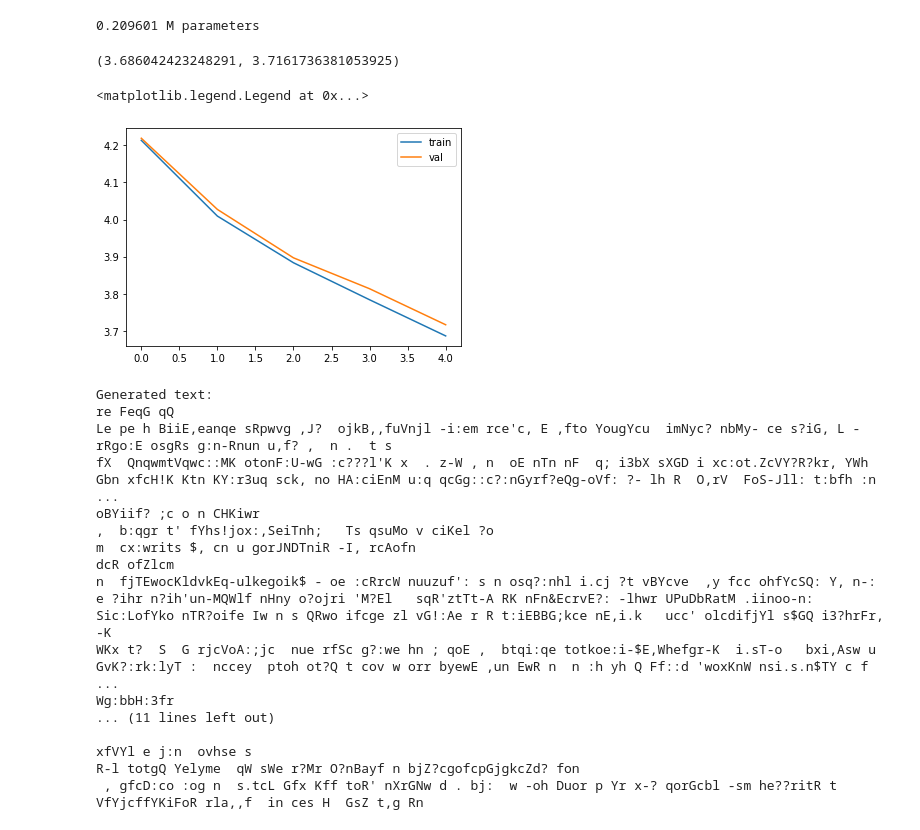
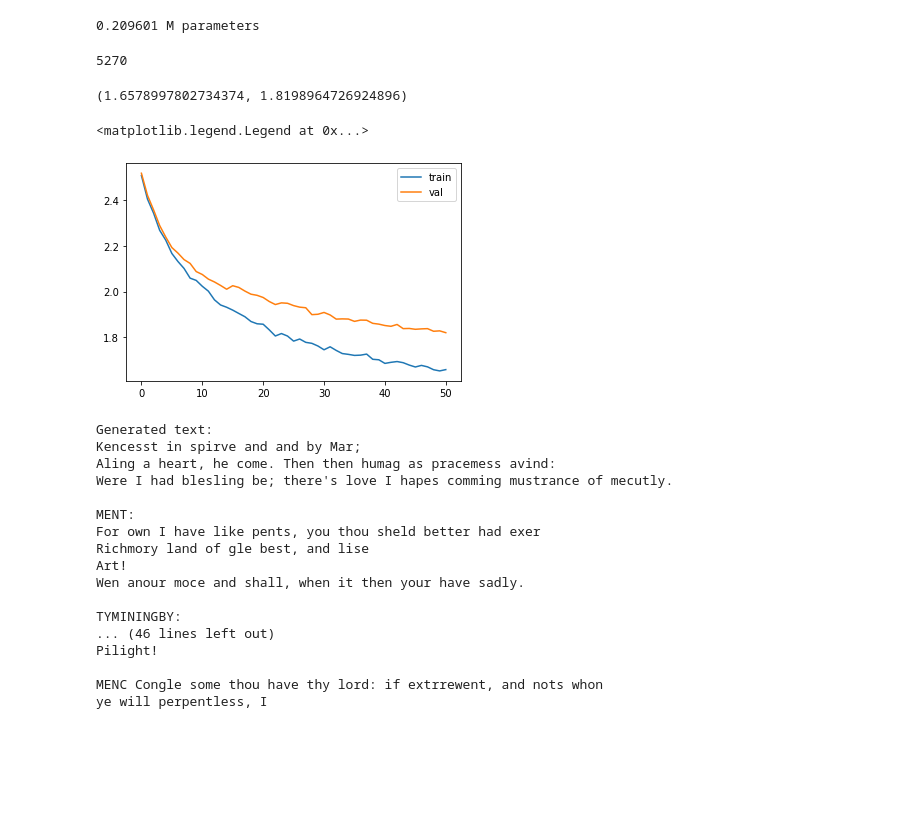
Before and after one commit to swechhasingh/nlp-from-scratch, a Jupyter notebook: transformer_LM.ipynb, the cells around one changed output. Drawn from its saved outputs; the diff is of its cells as text; code cells hidden in the pictures; blank space fills up the shorter version.

```diff
--- a/transformer_LM.ipynb
+++ b/transformer_LM.ipynb
@@ -491,18 +491,26 @@ print(sum(p.numel() for p in char_transformer.parameters())/1e6, 'M parameters')
 # %%
 train_loss = []
 val_loss = []
+# %%
+train_losses = []
+val_losses = []
+# %%
+300*11 + 600*3+len(train_loss)
+# %% [output]
+5270
 # %%
 # hyperparameters
 batch_size = 16
 block_size = 32
-n_iters = 5
-eval_interval = 1
+n_iters = 300
+eval_interval = 100
 learning_rate = 1e-3
 eval_iters = 200
 model_dim = 64
 n_head = 4
 n_layer = 4
 causal_attention = True
+
 # training loop
 for iter in range(n_iters):
     char_transformer.train()
@@ -520,43 +528,43 @@ for iter in range(n_iters):
                 X, y = build_batch("val", batch_size, block_size)
                 logits, loss = char_transformer(X, y)
                 running_val_loss += loss.item()
-            val_loss.append(running_val_loss/eval_iters)
+            val_losses.append(running_val_loss/eval_iters)
             running_train_loss = 0.0
             for _ in range(eval_iters):
                 X, y = build_batch("train", batch_size, block_size)
                 logits, loss = char_transformer(X, y)
                 running_train_loss += loss.item()
-            train_loss.append(running_train_loss/eval_iters)
+            train_losses.append(running_train_loss/eval_iters)
 # %%
-train_loss[-1], val_loss[-1]
+train_losses[-1], val_losses[-1]
 # %% [output]
-(3.686042423248291, 3.7161736381053925)
+(1.6578997802734374, 1.8198964726924896)
 # %%
-plt.plot(train_loss, label="train")
-plt.plot(val_loss, label="val")
+plt.plot(train_losses, label="train")
+plt.plot(val_losses, label="val")
 plt.legend()
 # %% [output]
 <matplotlib.legend.Legend at 0x...>
-[figure, old version]
+[figure, new version]
 # %%
 start_token = torch.zeros((1, 1), dtype=torch.long, device=device)
 generated_token = char_transformer.generate(start_token, max_token=2000)
 print(f"Generated text:{decode(generated_token[0].tolist())}")
 # %% [output]
 Generated text:
-re FeqG qQ
-Le pe h BiiE,eanqe sRpwvg ,J?  ojkB,,fuVnjl -i:em rce'c, E ,fto YougYcu  imNyc? nbMy- ce s?iG, L -rRgo:E osgRs g:n-Rnun u,f? ,  n .  t s
-fX  QnqwmtVqwc::MK otonF:U-wG :c???l'K x  . z-W , n  oE nTn nF  q; i3bX sXGD i xc:ot.ZcVY?R?kr, YWh Gbn xfcH!K Ktn KY:r3uq sck, no HA:ciEnM u:q qcGg::c?:nGyrf?eQg-oVf: ?- lh R  O,rV  FoS-Jll: t:bfh :n ...
-oBYiif? ;c o n CHKiwr
-,  b:qgr t' fYhs!jox:,SeiTnh;   Ts qsuMo v ciKel ?o
-m  cx:writs $, cn u gorJNDTniR -I, rcAofn
-dcR ofZlcm
-n  fjTEwocKldvkEq-ulkegoik$ - oe :cRrcW nuuzuf': s n osq?:nhl i.cj ?t vBYcve  ,y fcc ohfYcSQ: Y, n-: e ?ihr n?ih'un-MQWlf nHny o?ojri 'M?El   sqR'ztTt-A RK nFn&EcrvE?: -lhwr UPuDbRatM .iinoo-n:
-Sic:LofYko nTR?oife Iw n s QRwo ifcge zl vG!:Ae r R t:iEBBG;kce nE,i.k   ucc' olcdifjYl s$GQ i3?hrFr, -K
-WKx t?  S  G rjcVoA:;jc  nue rfSc g?:we hn ; qoE ,  btqi:qe totkoe:i-$E,Whefgr-K  i.sT-o   bxi,Asw u GvK?:rk:lyT :  nccey  ptoh ot?Q t cov w orr byewE ,un EwR n  n :h yh Q Ff::d 'woxKnW nsi.s.n$TY c f ...
-Wg:bbH:3fr
-... (11 lines left out)
+Kencesst in spirve and and by Mar;
+Aling a heart, he come. Then then humag as pracemess avind:
+Were I had blesling be; there's love I hapes comming mustrance of mecutly.
 
-xfVYl e j:n  ovhse s
-R-l totgQ Yelyme  qW sWe r?Mr O?nBayf n bjZ?cgofcpGjgkcZd? fon
- , gfcD:co :og n  s.tcL Gfx Kff toR' nXrGNw d . bj:  w -oh Duor p Yr x-? qorGcbl -sm he??ritR t VfYjcffYKiFoR rla,,f  in ces H  GsZ t,g Rn
+MENT:
+For own I have like pents, you thou sheld better had exer
+Richmory land of gle best, and lise
+Art!
+Wen anour moce and shall, when it then your have sadly.
+
+TYMININGBY:
+... (46 lines left out)
+Pilight!
+
+MENC Congle some thou have thy lord: if extrrewent, and nots whon
+ye will perpentless, I
```
